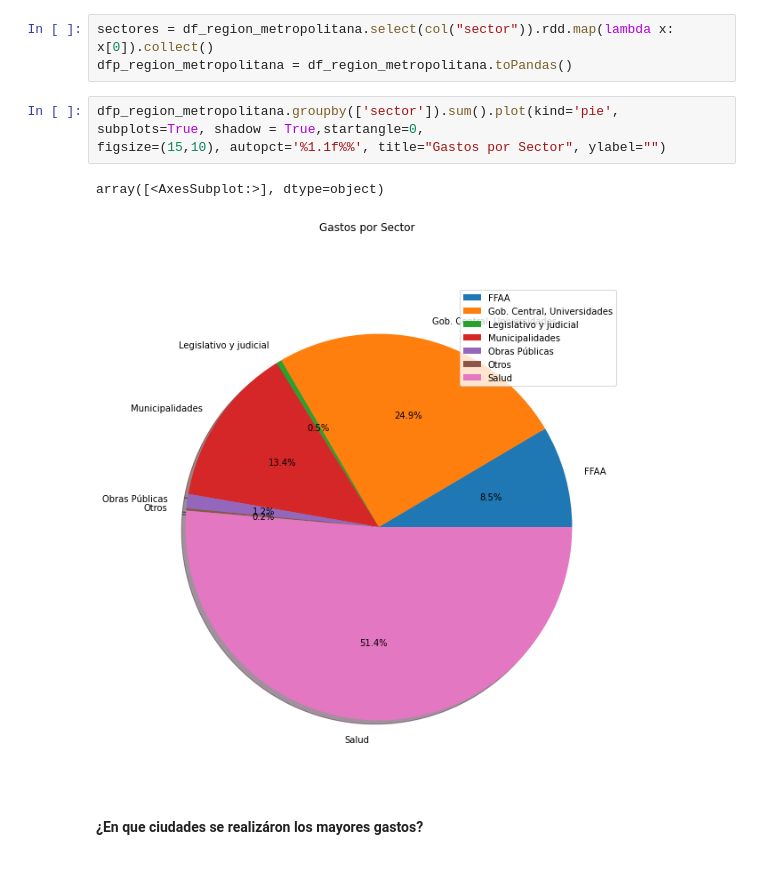
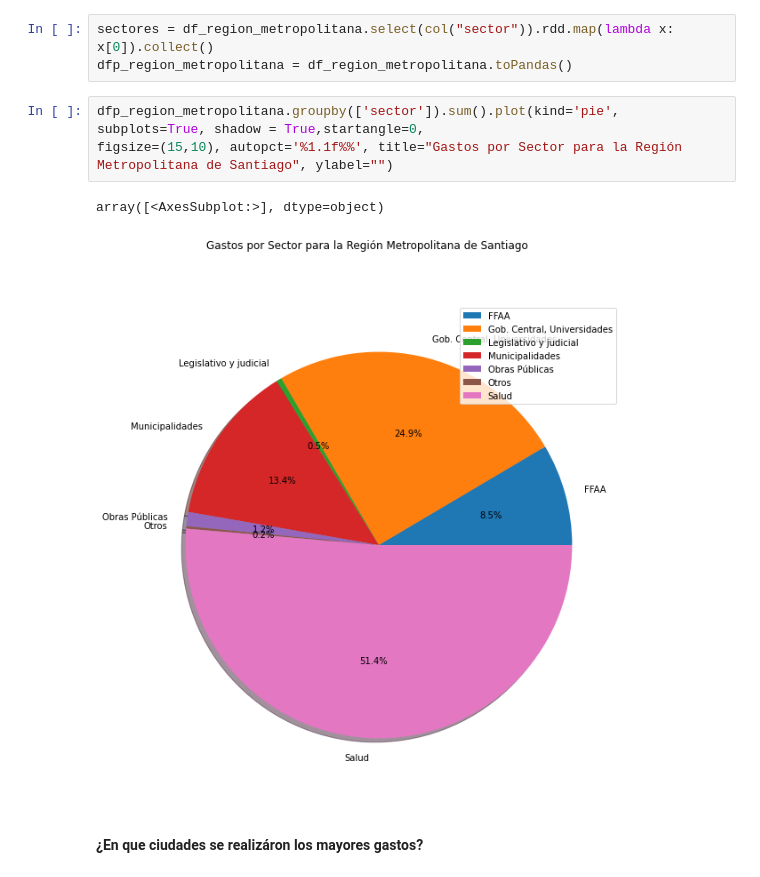
Before and after one commit to FranRossi/Big-Data-Project, a Jupyter notebook: Obligatorio_Francisco_Rossi_Ivan_Monjardin.ipynb, the cells around one changed output. Drawn from its saved outputs; the diff is of its cells as text.

```diff
--- a/Obligatorio_Francisco_Rossi_Ivan_Monjardin.ipynb
+++ b/Obligatorio_Francisco_Rossi_Ivan_Monjardin.ipynb
@@ -744,10 +728,10 @@ sectores = df_region_metropolitana.select(col("sector")).rdd.map(lambda x: x[0])
 dfp_region_metropolitana = df_region_metropolitana.toPandas()
 # %%
 dfp_region_metropolitana.groupby(['sector']).sum().plot(kind='pie', subplots=True, shadow = True,startangle=0,
-figsize=(15,10), autopct='%1.1f%%', title="Gastos por Sector", ylabel="")
+figsize=(15,10), autopct='%1.1f%%', title="Gastos por Sector para la Región Metropolitana de Santiago", ylabel="")
 # %% [output]
 array([<AxesSubplot:>], dtype=object)
-[figure, old version]
+[figure, new version]
 # %% [markdown]
 #### ¿En que ciudades se realizáron los mayores gastos?
 # %%
```
Also changed, not shown: parts of 16 cells of this notebook, 2 other files.
